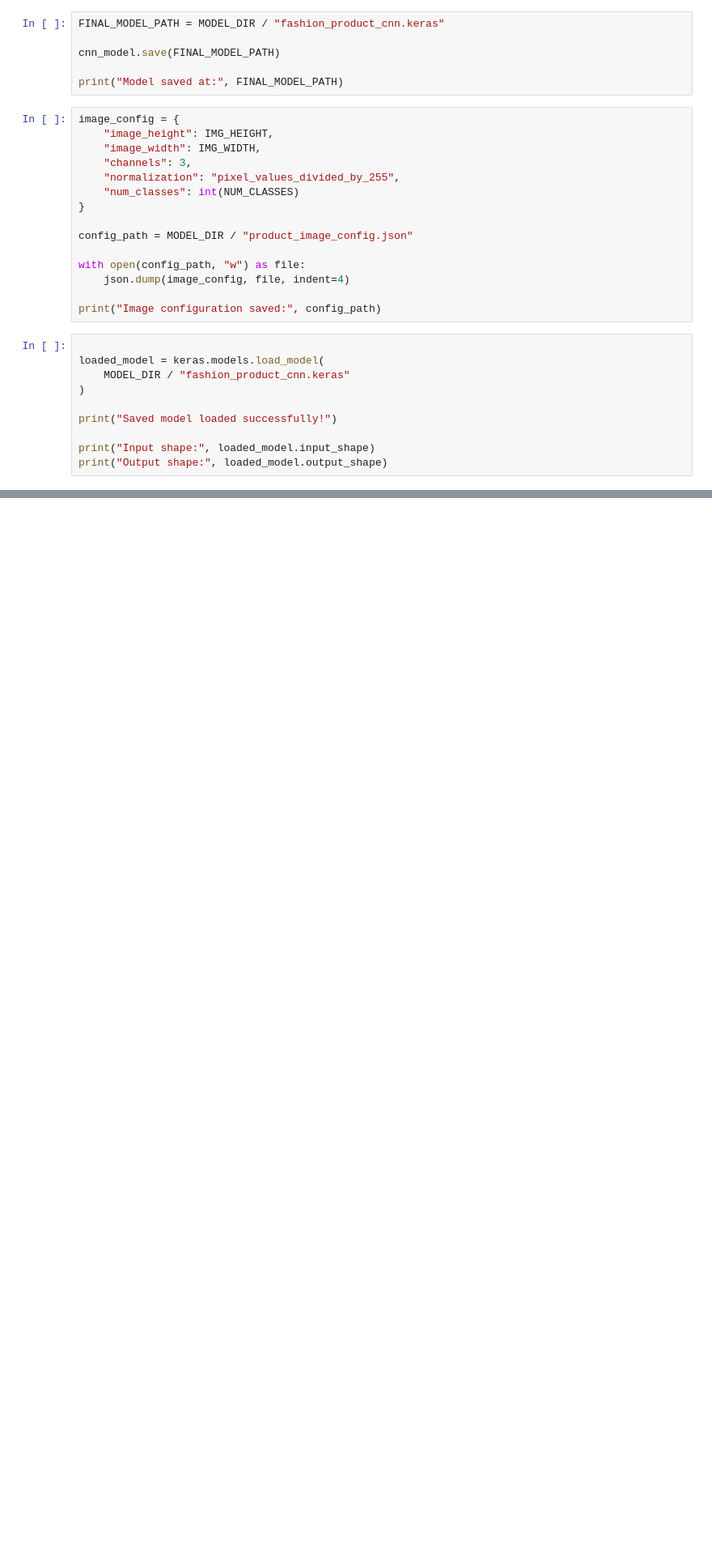
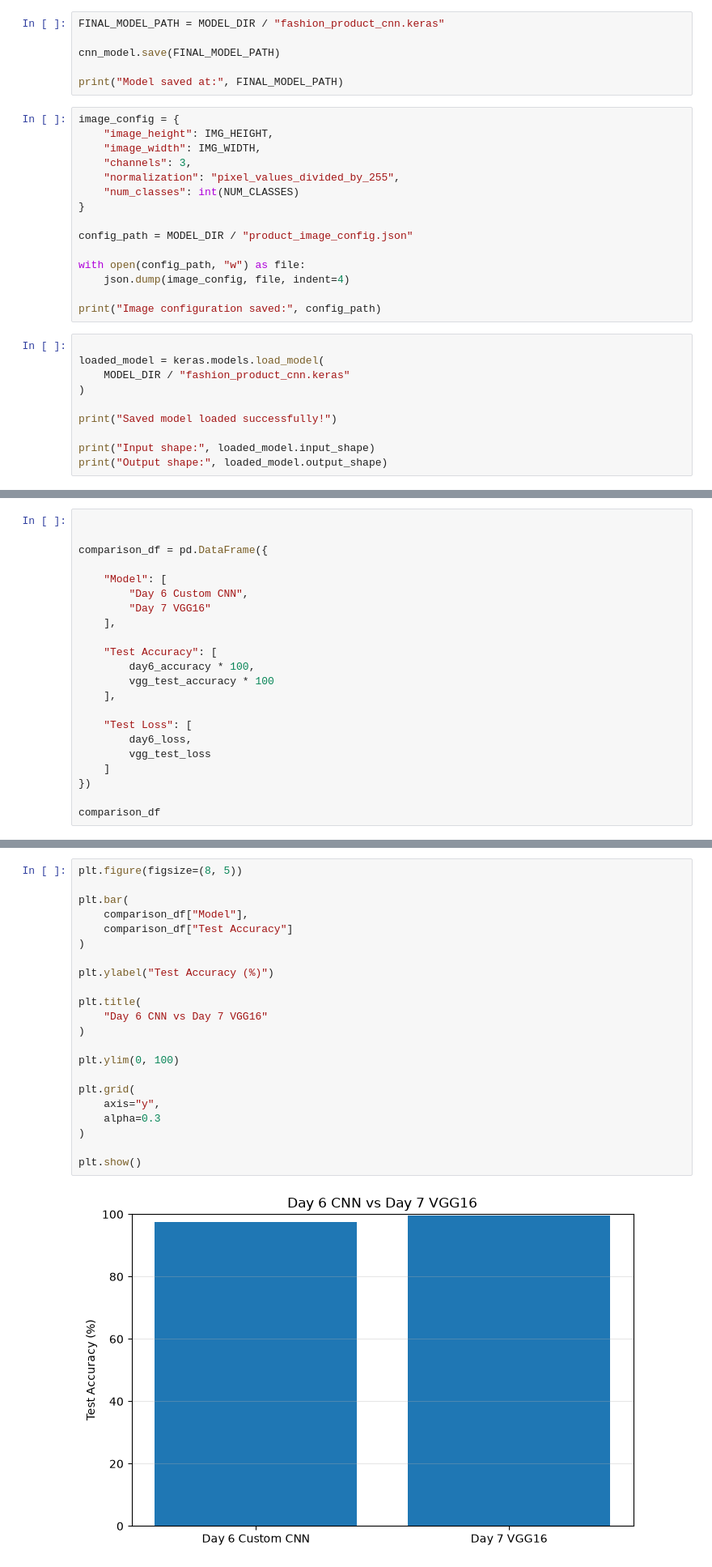
Before and after one commit to SChandra2003/RetailMind, a Jupyter notebook: notebooks/10_product_image_classifier.ipynb, the cells around one changed output, grey strips where cells are left out. Shown at 81% size. Saved outputs shown, nothing was run; the diff lists cells and outputs as text; blank space fills up the shorter version.

```diff
--- a/notebooks/10_product_image_classifier.ipynb
+++ b/notebooks/10_product_image_classifier.ipynb
@@ -692,0 +1411,22 @@ print("Output shape:", loaded_model.output_shape)
+# %%
+
+
+comparison_df = pd.DataFrame({
+
+    "Model": [
+        "Day 6 Custom CNN",
+        "Day 7 VGG16"
+    ],
+
+    "Test Accuracy": [
+        day6_accuracy * 100,
+        vgg_test_accuracy * 100
+    ],
+
+    "Test Loss": [
+        day6_loss,
+        vgg_test_loss
+    ]
+})
+
+comparison_df
@@ -692,0 +1437,24 @@ print("Output shape:", loaded_model.output_shape)
+# %%
+plt.figure(figsize=(8, 5))
+
+plt.bar(
+    comparison_df["Model"],
+    comparison_df["Test Accuracy"]
+)
+
+plt.ylabel("Test Accuracy (%)")
+
+plt.title(
+    "Day 6 CNN vs Day 7 VGG16"
+)
+
+plt.ylim(0, 100)
+
+plt.grid(
+    axis="y",
+    alpha=0.3
+)
+
+plt.show()
+# %% [output]
+[figure, added]
```
Also changed, not shown: parts of 58 cells of this notebook, 14 other files.
